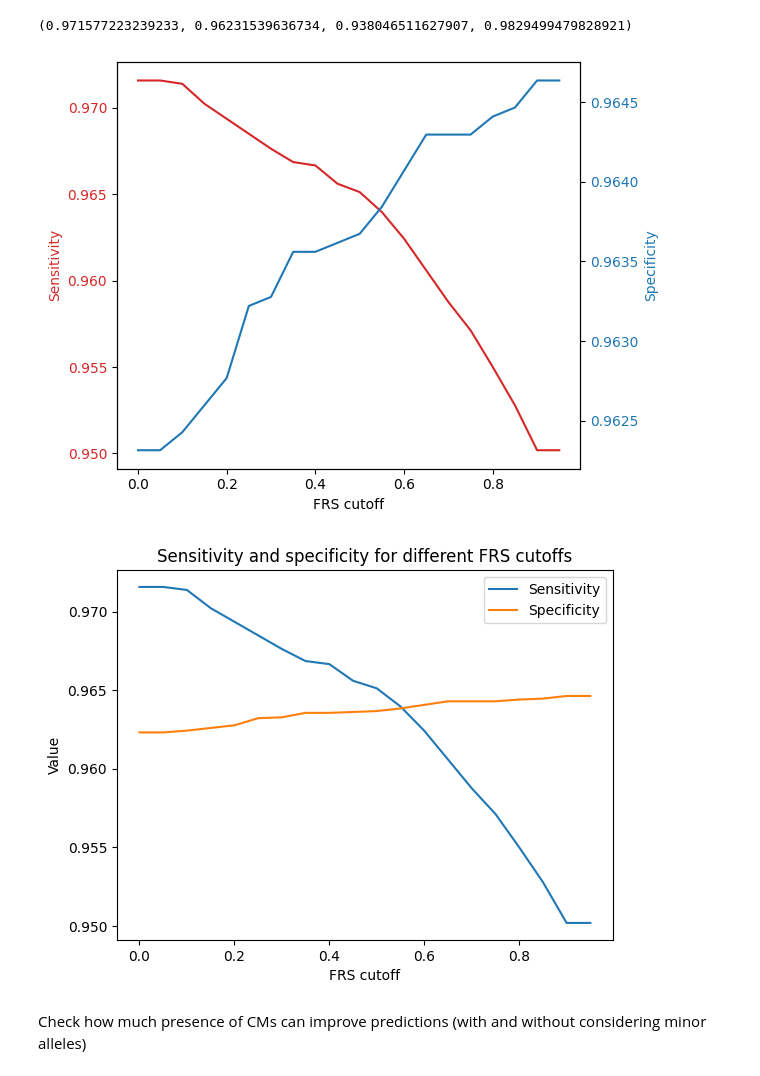
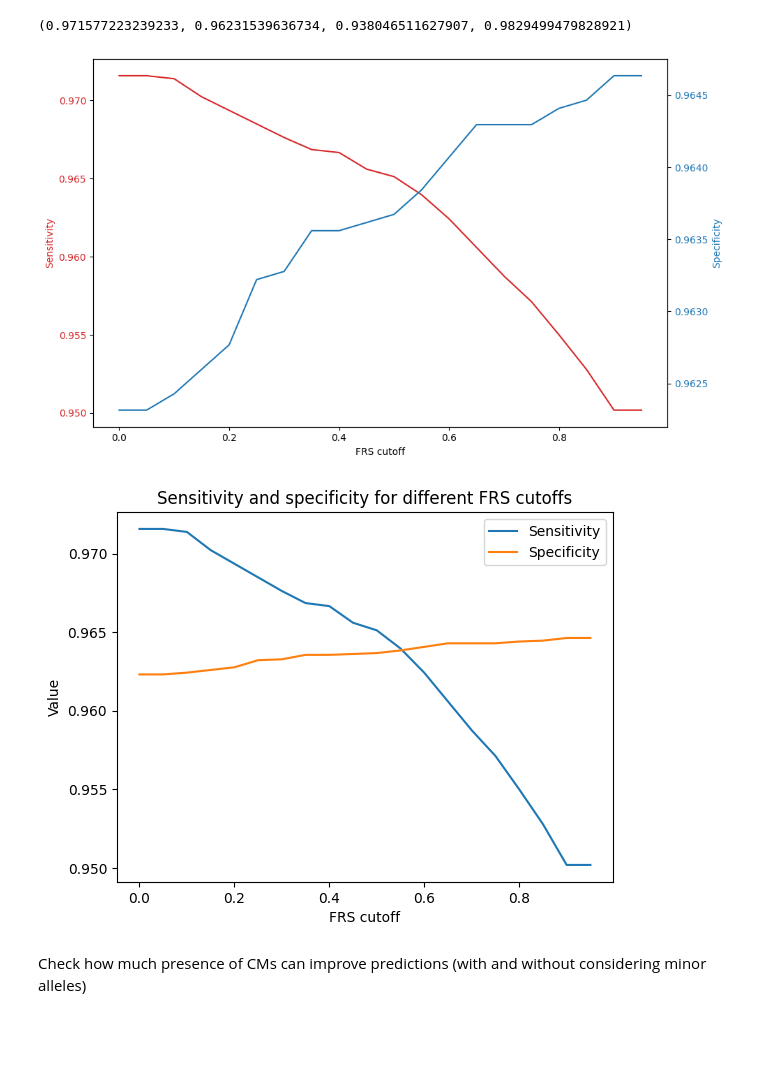
Before and after one commit to fowler-lab/tb-rnap-subpopulations, a Jupyter notebook: Reproduce_Figures.ipynb, the cells around one changed output. Saved outputs shown, nothing was run; the diff lists cells and outputs as text; code cells hidden in the pictures; blank space fills up the shorter version.

```diff
--- a/Reproduce_Figures.ipynb
+++ b/Reproduce_Figures.ipynb
@@ -293,40 +281,41 @@ for i in range(0, 100, 5):
     # NPV.append(df[(df['RESISTANT_MUTATION'] == False) & (df['PHENOTYPE'] == False)].shape[0] / df[df['RESISTANT_MUTATION'] == False].shape[0])
     FRS.append(cutoff)
 
+
+fig, ax1 = plt.subplots(figsize=(10, 6))
+
 ##plot sensitivity and specificity using two different y axes
-fig, ax1 = plt.subplots()
-
 color = 'tab:red'
 ax1.set_xlabel('FRS cutoff')
 ax1.set_ylabel('Sensitivity', color=color)
 ax1.plot(FRS, sensitivity, color=color)
 ax1.tick_params(axis='y', labelcolor=color)
 
 ax2 = ax1.twinx()  # instantiate a second axes that shares the same x-axis
 color = 'tab:blue'
 ax2.set_ylabel('Specificity', color=color)  # we already handled the x-label with ax1
 ax2.plot(FRS, specificity, color=color)
 ax2.tick_params(axis='y', labelcolor=color)
 
 fig.tight_layout()  # otherwise the right y-label is slightly clipped
 plt.show()
 
 ##plot sensitivity and specificity using one y axis
 plt.plot(FRS, sensitivity, label = 'Sensitivity')
 plt.plot(FRS, specificity, label = 'Specificity')
 # plt.plot(FRS, PPV, label = 'PPV')
 # plt.plot(FRS, NPV, label = 'NPV')
 plt.legend()
 plt.xlabel('FRS cutoff')
 plt.ylabel('Value')
 plt.title('Sensitivity and specificity for different FRS cutoffs')
 
 # #save figure in high resolution
 # plt.savefig('figures/sensitivity_specificity_FRS_cutoff.png', dpi=300)
 
 plt.show()
 # %% [output]
-[figure, old version]
+[figure, new version]
 [figure]
 # %% [markdown]
 Check how much presence of CMs can improve predictions (with and without considering minor alleles)
```
Also changed, not shown: parts of 19 cells of this notebook.
